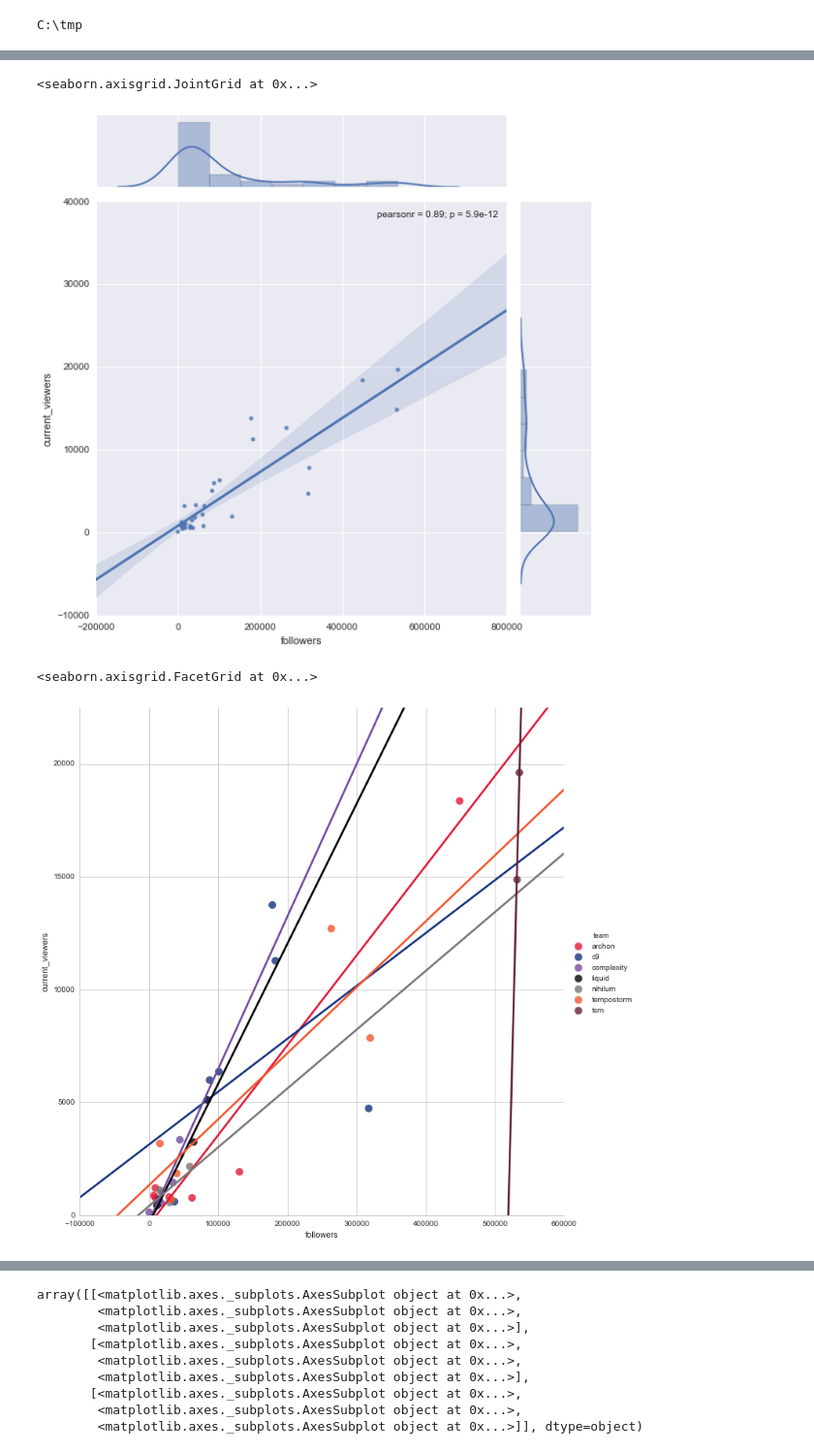
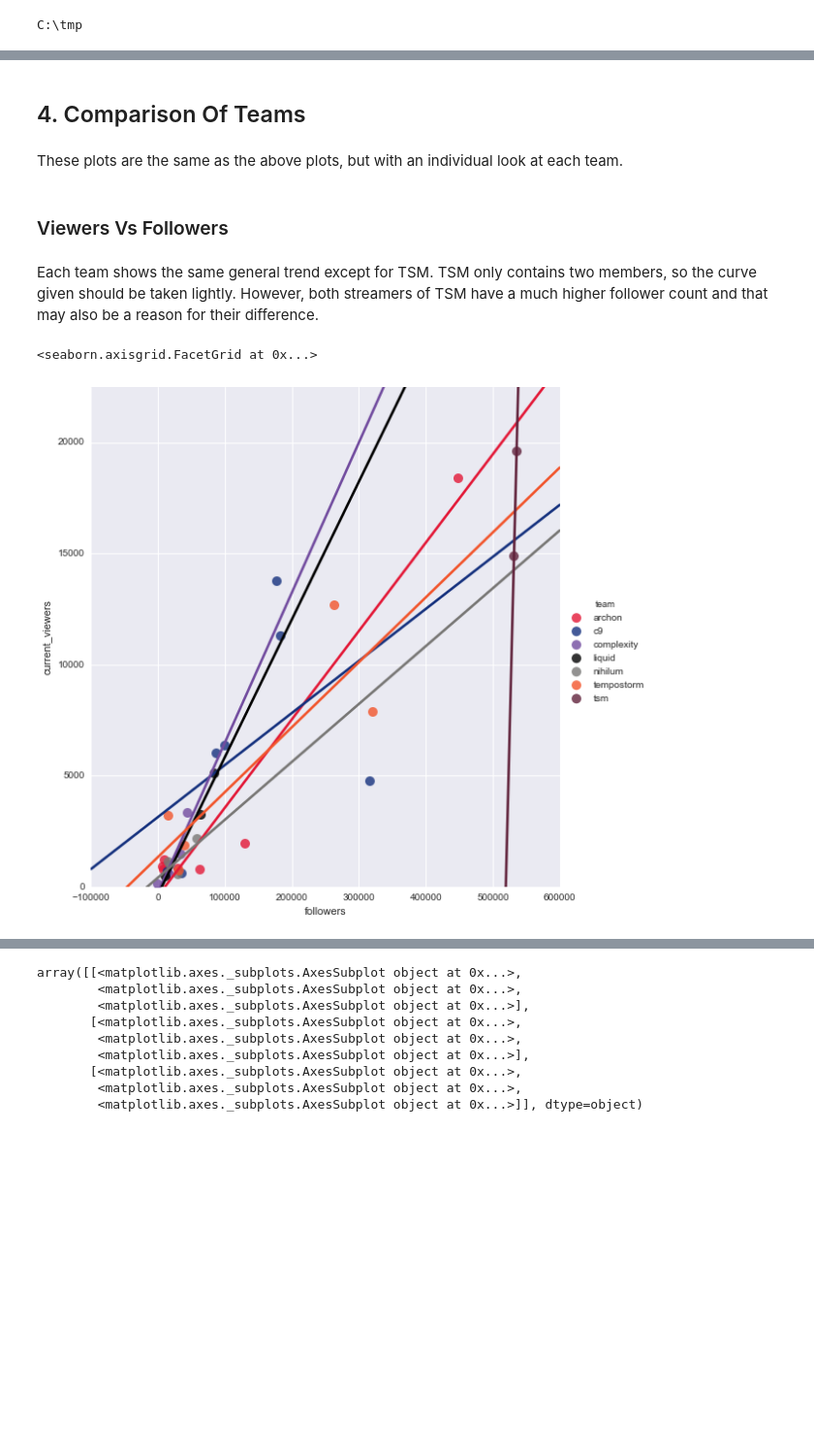
Before and after one commit to sslampa/twitch-repo, a Jupyter notebook: Team - Main.ipynb, the cells around one changed output, grey strips where cells are left out. Shown at 97% size. Drawn from its saved outputs; the diff is of its cells as text; code cells hidden in the pictures; blank space fills up the shorter version.

```diff
--- a/Team - Main.ipynb
+++ b/Team - Main.ipynb
@@ -52,8 +63,8 @@ all_teams_df = pd.concat([archon_df, c9_df, complexity_df, liquid_df, nihilum_df
 # %%
-mean_viewers = all_teams_df.groupby(by=['team', 'name'])['current_viewers'].agg(np.mean)
+mean_viewers = all_teams_df.groupby(by=['team', 'name'])['current_viewers'].mean()
 mean_viewers = pd.DataFrame(mean_viewers).reset_index()
 # %%
-mean_followers = all_teams_df.groupby(by=['team', 'name'])['followers'].agg(np.mean)
+mean_followers = all_teams_df.groupby(by=['team', 'name'])['followers'].mean()
 mean_followers = pd.DataFrame(mean_followers).reset_index()
 # %%
 count_views = all_teams_df.groupby(by=['team', 'name'])['current_viewers'].count()
@@ -62,4 +73,4 @@ count_views.columns = ('team', 'name', 'count')
 # %%
 new_df = pd.merge(mean_followers, mean_viewers, on=['team', 'name'])
 # %%
-new_df1 = pd.merge(new_df, count_views, on=['team', 'name'])
+all_teams_agg = pd.merge(new_df, count_views, on=['team', 'name'])
@@ -71,14 +86,16 @@ sns.jointplot('count', 'current_viewers', data=new_df1, kind='reg', size=8)
-# %%
-sns.jointplot('followers', 'current_viewers', data=new_df1, kind='reg', size=8)
-# %% [output]
-<seaborn.axisgrid.JointGrid at 0x...>
-[figure, removed]
+# %% [markdown]
+## 4. Comparison Of Teams
+# %% [markdown]
+These plots are the same as the above plots, but with an individual look at each team.
+# %% [markdown]
+### Viewers Vs Followers
+# %% [markdown]
+Each team shows the same general trend except for TSM. TSM only contains two members, so the curve given should be taken lightly. However, both streamers of TSM have a much higher follower count and that may also be a reason for their difference.
 # %%
-sns.set_style('whitegrid')
 colors = ['#e31837', '#15317e', '#724c9f', '#000000', '#787775', '#f2552c', '#60223b']
-g = sns.lmplot('followers', 'current_viewers', data=new_df1, hue='team', ci=None, size=10, scatter_kws={'s':100},
+g = sns.lmplot('followers', 'current_viewers', data=all_teams_agg, hue='team', ci=None, size=8, scatter_kws={'s':100},
                palette=colors)
 g.set(ylim=(0,22500))
 # %% [output]
 <seaborn.axisgrid.FacetGrid at 0x...>
-[figure, old version]
+[figure, new version]
```
Also changed, not shown: parts of 23 cells of this notebook, 11 other files.
